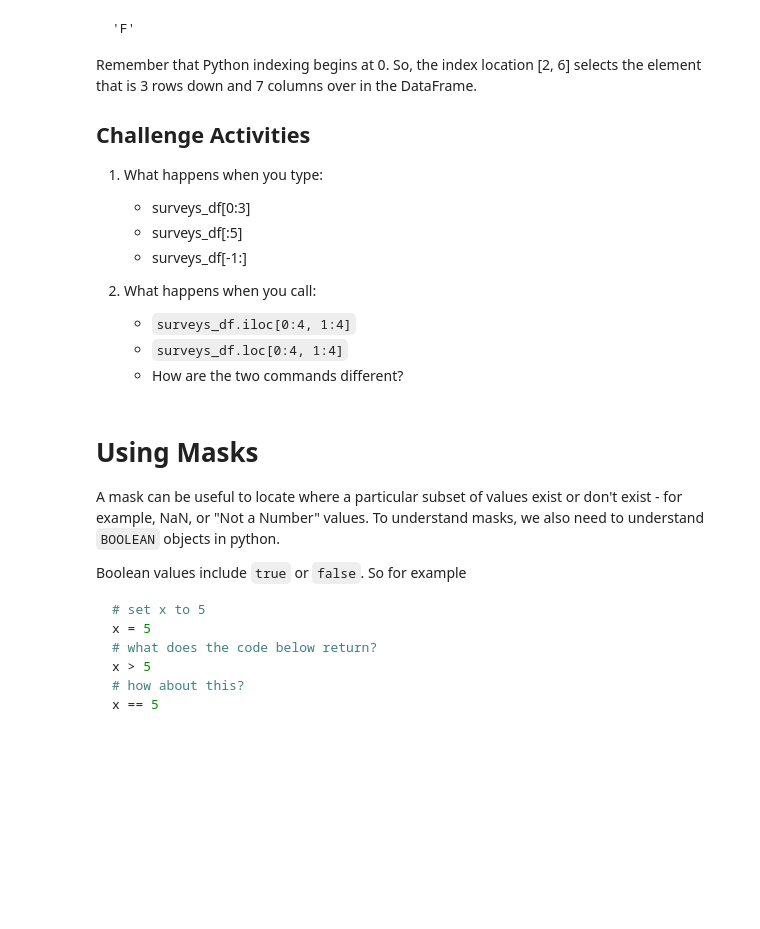
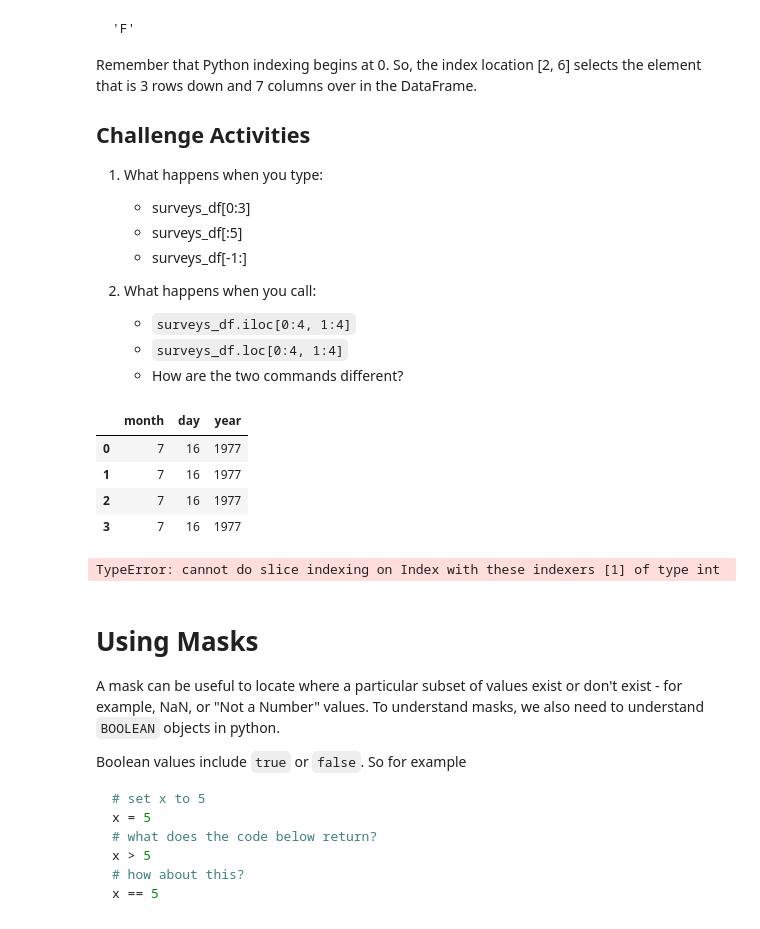
Before and after one commit to CurtinIDS/CIC_Carpentries_Python, a Jupyter notebook: notebooks/Intro_to_python_pandas-DAY2.ipynb, the cells around one changed output. Saved outputs shown, nothing was run; the diff lists cells and outputs as text; code cells hidden in the pictures; blank space fills up the shorter version.

```diff
--- a/notebooks/Intro_to_python_pandas-DAY2.ipynb
+++ b/notebooks/Intro_to_python_pandas-DAY2.ipynb
@@ -247,6 +335,18 @@ the element that is 3 rows down and 7 columns over in the DataFrame.
     - `surveys_df.iloc[0:4, 1:4]`
     - `surveys_df.loc[0:4, 1:4]`
     - How are the two commands different?
+# %%
+surveys_df.iloc[0:4, 1:4]
+# %% [output]
+|  | month | day | year |
+| 0 | 7 | 16 | 1977 |
+| 1 | 7 | 16 | 1977 |
+| 2 | 7 | 16 | 1977 |
+| 3 | 7 | 16 | 1977 |
+# %%
+surveys_df.loc[0:4, 1:4]
+# %% [output]
+TypeError: cannot do slice indexing on Index with these indexers [1] of type int
 # %% [markdown]
 # Using Masks
 
```
Also changed, not shown: parts of 53 cells of this notebook.
